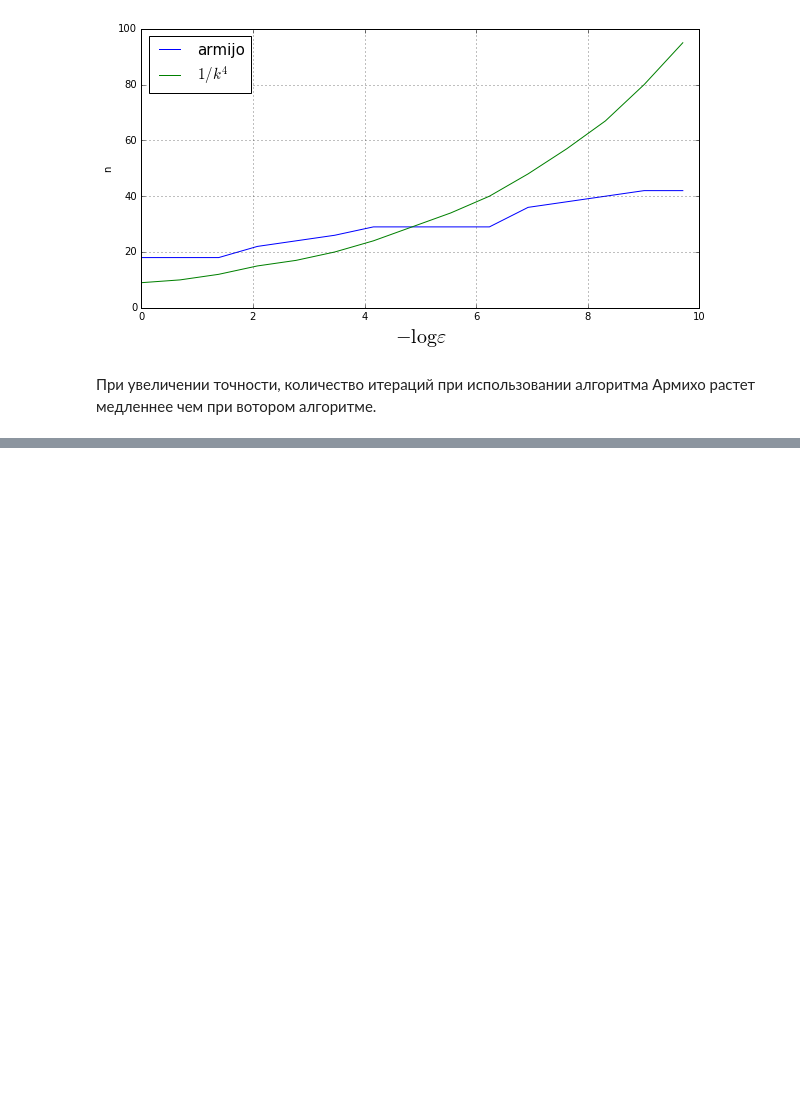
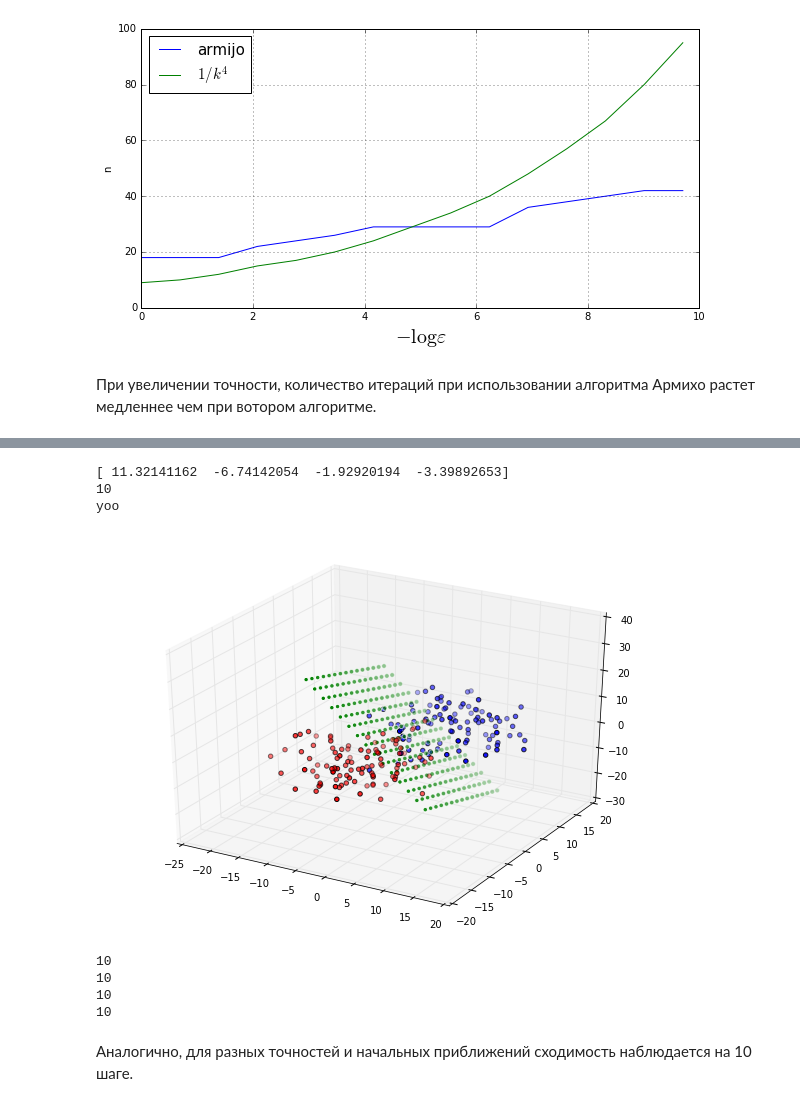
Before and after one commit to ale3otik/workout_mipt_autumn_2016, a Jupyter notebook: 1_ZotovAleksey.ipynb, the cells around one changed output, grey strips where cells are left out. Cells and saved outputs as stored; diff of their text form; code cells hidden in the pictures; blank space fills up the shorter version.

```diff
--- a/1_ZotovAleksey.ipynb
+++ b/1_ZotovAleksey.ipynb
@@ -267,0 +341,26 @@ plt.show()
+# %%
+w_all, n = gradient_descent(X,Y,eps=1e-2,init=[12,-12,14,11],abort=1e1,step_size=armijo_step_size)
+print(w_all[-1])
+print(n)
+build_3D_plot(X,Y,w_all[-1])
+# %% [output]
+[ 11.32141162  -6.74142054  -1.92920194  -3.39892653]
+10
+yoo
+[figure, added]
+# %%
+w_all, n = gradient_descent(X,Y,eps=1e-1,init=[12,12,14,-11],abort=1e1,step_size=armijo_step_size)
+print(n)
+w_all, n = gradient_descent(X,Y,eps=1e-2,init=[12,-12,14,11],abort=1e1,step_size=armijo_step_size)
+print(n)
+w_all, n = gradient_descent(X,Y,eps=1e-5,init=[12,-12,0,11],abort=1e1,step_size=armijo_step_size)
+print(n)
+w_all, n = gradient_descent(X,Y,eps=1e-9,init=[12,-12,-14,11],abort=1e1,step_size=armijo_step_size)
+print(n)
+# %% [output]
+10
+10
+10
+10
+# %% [markdown]
+Аналогично,  для разных точностей и начальных приближений сходимость наблюдается на 10 шаге.
```
Also changed, not shown: parts of 9 cells of this notebook.
